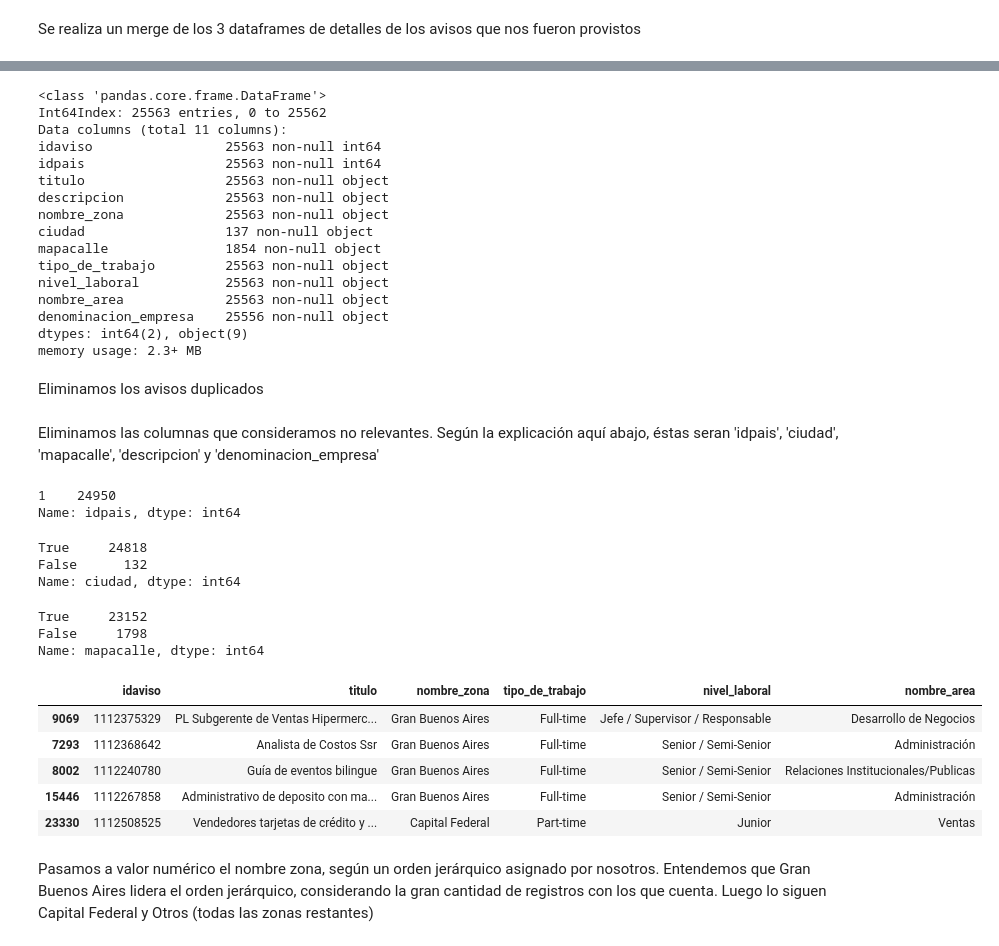
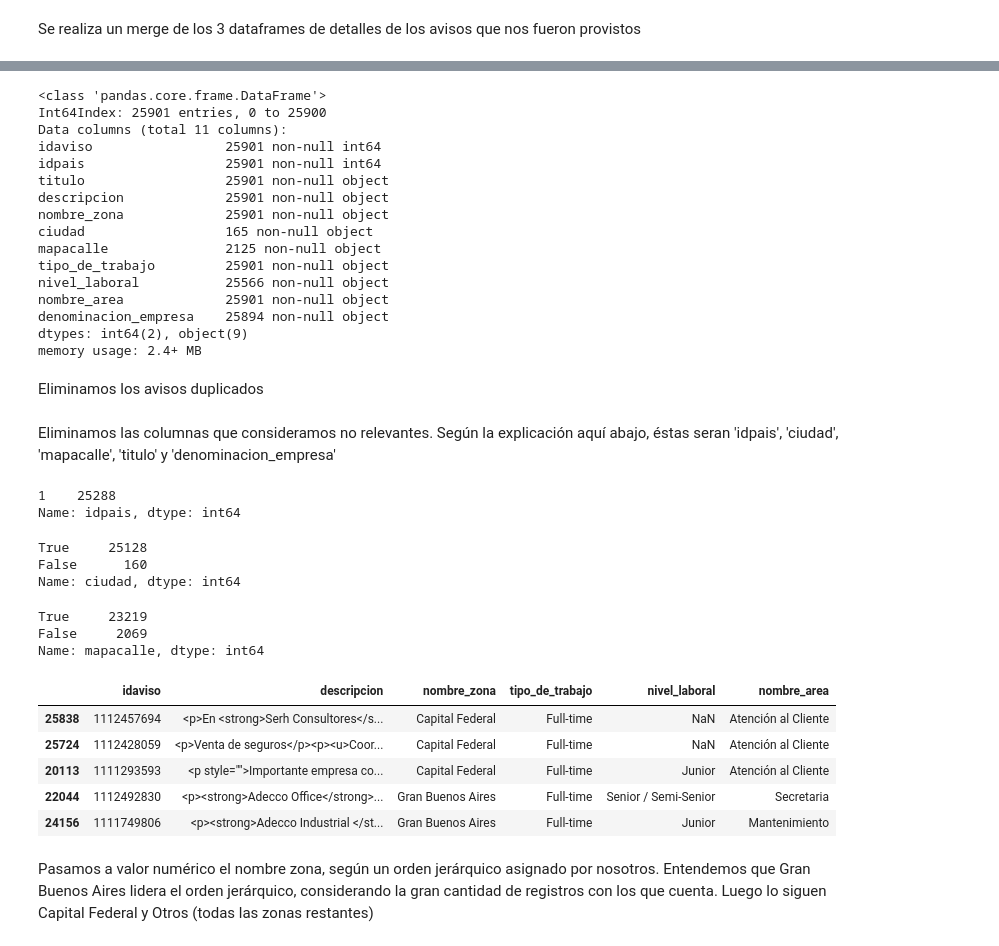
Before and after one commit to franhermani/TP2-7506, a Jupyter notebook: modelo_nuevo_make.ipynb, the cells around one changed output, grey strips where cells are left out. Cells and saved outputs as stored; diff of their text form; code cells hidden in the pictures.

```diff
--- a/modelo_nuevo_make.ipynb
+++ b/modelo_nuevo_make.ipynb
@@ -514,6 +514,10 @@ avisos_detalles_2 = pd.read_csv('datos_navent_fiuba/fiuba_6_avisos_detalle.csv')
 
 avisos_detalles = pd.merge(avisos_detalles, avisos_detalles_2, how='outer')
 
+avisos_detalles_2 = pd.read_csv('datos_navent_fiuba/fiuba_6_avisos_detalle_missing_nivel_laboral.csv')
+
+avisos_detalles = pd.merge(avisos_detalles, avisos_detalles_2, how='outer')
+
 avisos_detalles.sample(5)
 # %% [output]
 |  | idaviso | idpais | titulo | descripcion | nombre_zona | ciudad | mapacalle | tipo_de_trabajo | ... |
@@ -526,62 +530,62 @@ avisos_detalles.sample(5)
 avisos_detalles.info()
 # %% [output]
 <class 'pandas.core.frame.DataFrame'>
-Int64Index: 25563 entries, 0 to 25562
+Int64Index: 25901 entries, 0 to 25900
 Data columns (total 11 columns):
-idaviso                 25563 non-null int64
-idpais                  25563 non-null int64
-titulo                  25563 non-null object
-descripcion             25563 non-null object
-nombre_zona             25563 non-null object
-ciudad                  137 non-null object
-mapacalle               1854 non-null object
-tipo_de_trabajo         25563 non-null object
-nivel_laboral           25563 non-null object
-nombre_area             25563 non-null object
-denominacion_empresa    25556 non-null object
+idaviso                 25901 non-null int64
+idpais                  25901 non-null int64
+titulo                  25901 non-null object
+descripcion             25901 non-null object
+nombre_zona             25901 non-null object
+ciudad                  165 non-null object
+mapacalle               2125 non-null object
+tipo_de_trabajo         25901 non-null object
+nivel_laboral           25566 non-null object
+nombre_area             25901 non-null object
+denominacion_empresa    25894 non-null object
 dtypes: int64(2), object(9)
-memory usage: 2.3+ MB
+memory usage: 2.4+ MB
 # %% [markdown]
 Eliminamos los avisos duplicados
 # %%
 avisos_detalles = avisos_detalles.drop_duplicates(['idaviso'])
 # %% [markdown]
-Eliminamos las columnas que consideramos no relevantes. Según la explicación aquí abajo, éstas seran 'idpais', 'ciudad', 'mapacalle', 'descripcion' y 'denominacion_empresa'
+Eliminamos las columnas que consideramos no relevantes. Según la explicación aquí abajo, éstas seran 'idpais', 'ciudad', 'mapacalle', 'titulo' y 'denominacion_empresa'
 # %%
 # Analizamos la cantidad de 'idpais' posibles
 # Dado que hay un único idpais, eliminaremos esta columna.
 avisos_detalles['idpais'].value_counts()
 # %% [output]
-1    24950
+1    25288
 Name: idpais, dtype: int64
 # %%
 # Analizamos la cantidad de valores nulos en 'ciudad'
 # Dado el gran porcentaje de valores nulos, eliminaremos la columna.
 avisos_detalles['ciudad'].isnull().value_counts()
 # %% [output]
-True     24818
-False      132
+True     25128
+False      160
 Name: ciudad, dtype: int64
 # %%
 # Analizamos la cantidad de valores nulos en 'mapacalle'
 # Dado el gran porcentaje de valores nulos, eliminaremos la columna.
 avisos_detalles['mapacalle'].isnull().value_counts()
 # %% [output]
-True     23152
-False     1798
+True     23219
+False     2069
 Name: mapacalle, dtype: int64
 # %%
 # Eliminamos las columnas arriba mencionadas
-avisos_detalles.drop(columns={'idpais', 'ciudad', 'mapacalle', 'descripcion', 'denominacion_empresa'}, axis=1, inplace=True)
+avisos_detalles.drop(columns={'idpais', 'ciudad', 'mapacalle', 'titulo', 'denominacion_empresa'}, axis=1, inplace=True)
 
 avisos_detalles.sample(5)
 # %% [output]
-|  | idaviso | titulo | nombre_zona | tipo_de_trabajo | nivel_laboral | nombre_area |
-| 9069 | 1112375329 | PL Subgerente de Ventas Hipermerc... | Gran Buenos Aires | Full-time | Jefe / Supervisor / Responsable | Desarrollo de Negocios |
-| 7293 | 1112368642 | Analista de Costos Ssr | Gran Buenos Aires | Full-time | Senior / Semi-Senior | Administración |
-| 8002 | 1112240780 | Guía de eventos bilingue | Gran Buenos Aires | Full-time | Senior / Semi-Senior | Relaciones Institucionales/Publicas |
-| 15446 | 1112267858 | Administrativo de deposito con ma... | Gran Buenos Aires | Full-time | Senior / Semi-Senior | Administración |
-| 23330 | 1112508525 | Vendedores tarjetas de crédito y ... | Capital Federal | Part-time | Junior | Ventas |
+|  | idaviso | descripcion | nombre_zona | tipo_de_trabajo | nivel_laboral | nombre_area |
+| 25838 | 1112457694 | <p>En <strong>Serh Consultores</s... | Capital Federal | Full-time | NaN | Atención al Cliente |
+| 25724 | 1112428059 | <p>Venta de seguros</p><p><u>Coor... | Capital Federal | Full-time | NaN | Atención al Cliente |
+| 20113 | 1111293593 | <p style="">Importante empresa co... | Capital Federal | Full-time | Junior | Atención al Cliente |
+| 22044 | 1112492830 | <p><strong>Adecco Office</strong>... | Gran Buenos Aires | Full-time | Senior / Semi-Senior | Secretaria |
+| 24156 | 1111749806 | <p><strong>Adecco Industrial </st... | Gran Buenos Aires | Full-time | Junior | Mantenimiento |
 # %% [markdown]
 Pasamos a valor numérico el nombre zona, según un orden jerárquico asignado por nosotros. Entendemos que Gran Buenos Aires lidera el orden jerárquico, considerando la gran cantidad de registros con los que cuenta. Luego lo siguen Capital Federal y Otros (todas las zonas restantes)
 # %%
```
Also changed, not shown: parts of 38 cells of this notebook.
